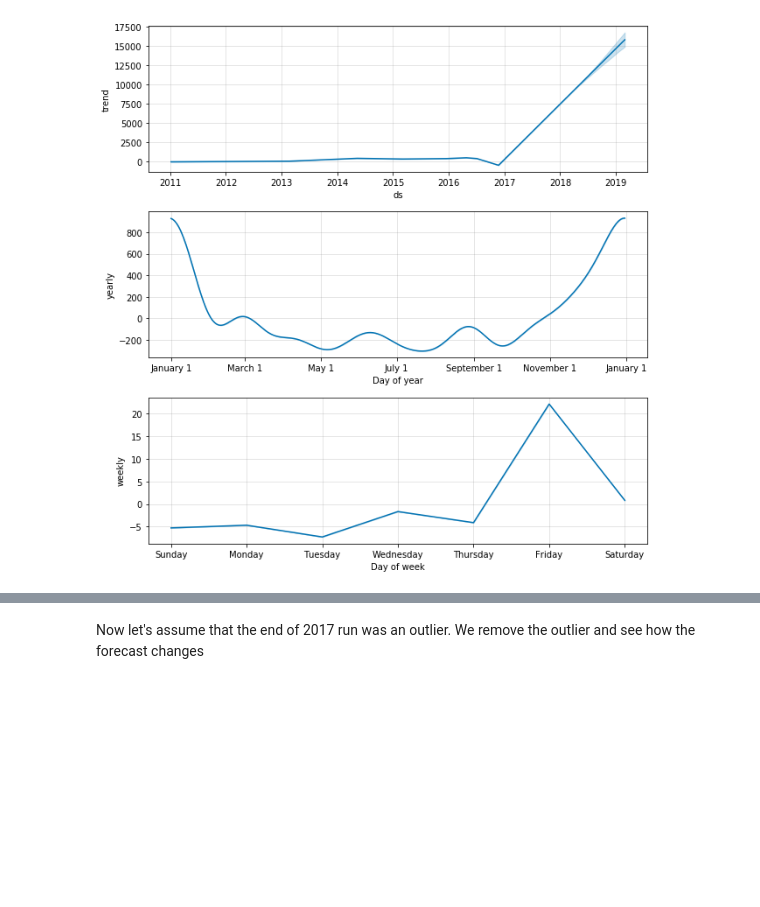
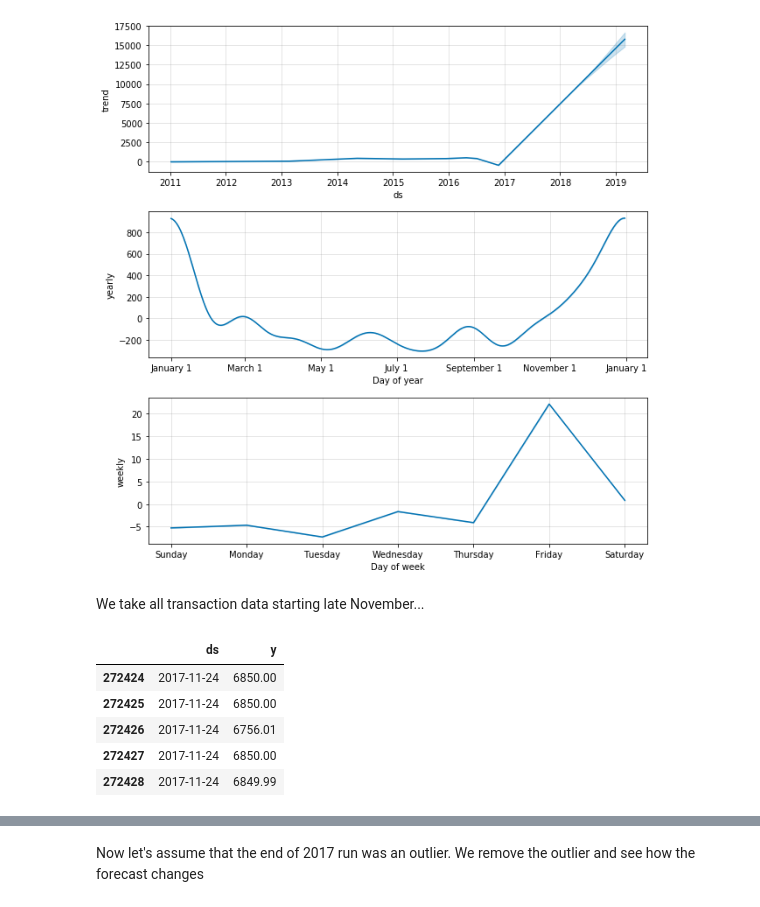
Before and after one commit to bishoph/machine_learning, a Jupyter notebook: prophet/Bitcoin.ipynb, the cells around one changed output, grey strips where cells are left out. Saved outputs shown, nothing was run; the diff lists cells and outputs as text; code cells hidden in the pictures; blank space fills up the shorter version.

```diff
--- a/prophet/Bitcoin.ipynb
+++ b/prophet/Bitcoin.ipynb
@@ -111,3 +104,15 @@ m.plot(forecast);
 m.plot_components(forecast);
 # %% [output]
 [figure]
+# %% [markdown]
+We take all transaction data starting late November...
+# %%
+dfc_f20k = df[-20000:]
+dfc_f20k.head()
+# %% [output]
+|  | ds | y |
+| 272424 | 2017-11-24 | 6850.00 |
+| 272425 | 2017-11-24 | 6850.00 |
+| 272426 | 2017-11-24 | 6756.01 |
+| 272427 | 2017-11-24 | 6850.00 |
+| 272428 | 2017-11-24 | 6849.99 |
```
Also changed, not shown: parts of 12 cells of this notebook.
